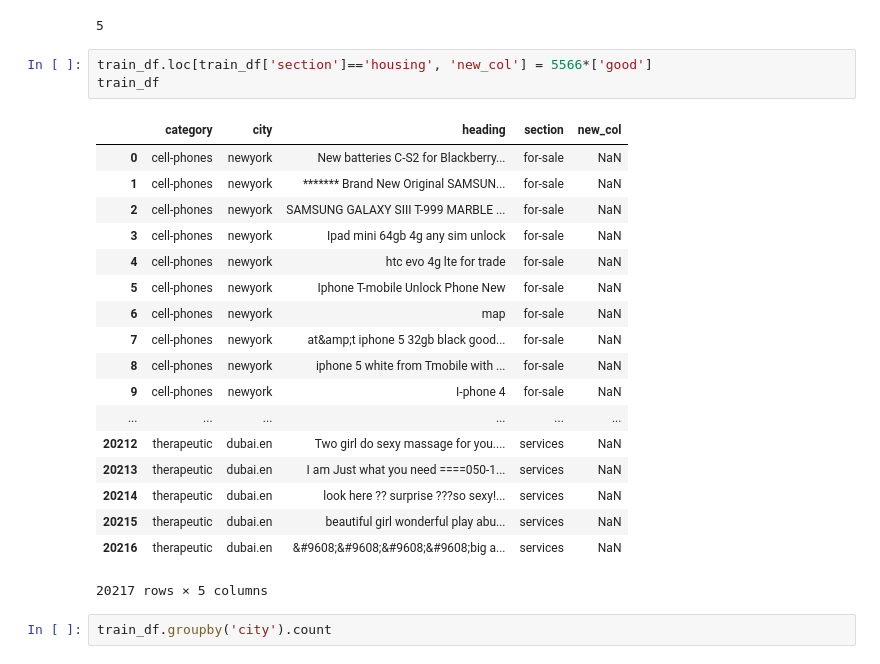
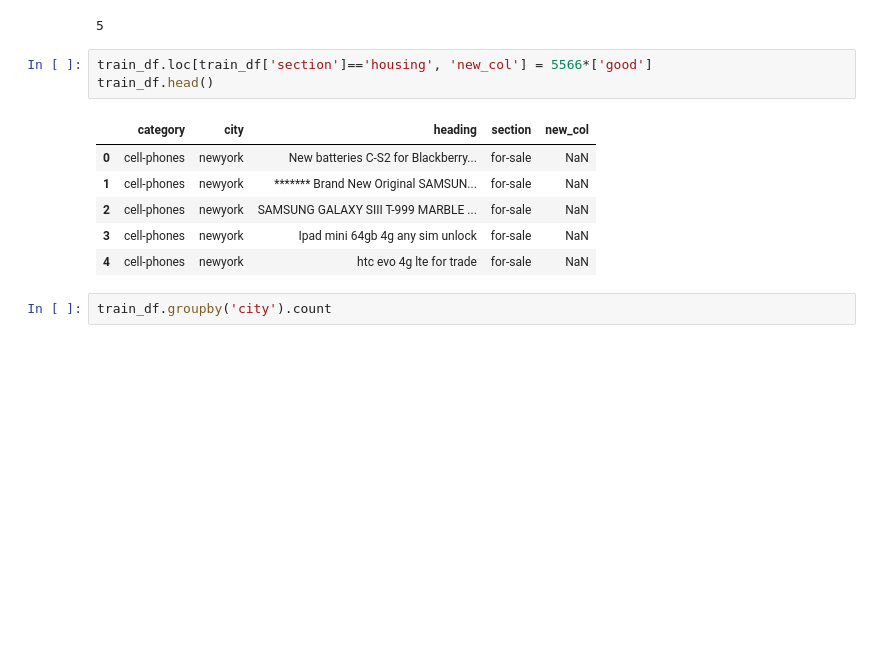
Before and after one commit to AndreaCaliandro/hackerrank, a Jupyter notebook: CraigslistPostClassifier/CraiglistPostClassifier.ipynb, the cells around one changed output. Drawn from its saved outputs; the diff is of its cells as text; blank space fills up the shorter version.

```diff
--- a/CraigslistPostClassifier/CraiglistPostClassifier.ipynb
+++ b/CraigslistPostClassifier/CraiglistPostClassifier.ipynb
@@ -33,26 +33,14 @@ len(df['l'])
 5
 # %%
 train_df.loc[train_df['section']=='housing', 'new_col'] = 5566*['good']
-train_df
+train_df.head()
 # %% [output]
 |  | category | city | heading | section | new_col |
 | 0 | cell-phones | newyork | New batteries C-S2 for Blackberry... | for-sale | NaN |
 | 1 | cell-phones | newyork | ******* Brand New Original SAMSUN... | for-sale | NaN |
 | 2 | cell-phones | newyork | SAMSUNG GALAXY SIII T-999 MARBLE ... | for-sale | NaN |
 | 3 | cell-phones | newyork | Ipad mini 64gb 4g any sim unlock | for-sale | NaN |
 | 4 | cell-phones | newyork | htc evo 4g lte for trade | for-sale | NaN |
-| 5 | cell-phones | newyork | Iphone T-mobile Unlock Phone New | for-sale | NaN |
-| 6 | cell-phones | newyork | map | for-sale | NaN |
-| 7 | cell-phones | newyork | at&amp;t iphone 5 32gb black good... | for-sale | NaN |
-| 8 | cell-phones | newyork | iphone 5 white from Tmobile with ... | for-sale | NaN |
-| 9 | cell-phones | newyork | I-phone 4 | for-sale | NaN |
-| ... | ... | ... | ... | ... | ... |
-| 20212 | therapeutic | dubai.en | Two girl do sexy massage for you.... | services | NaN |
-| 20213 | therapeutic | dubai.en | I am Just what you need ====050-1... | services | NaN |
-| 20214 | therapeutic | dubai.en | look here ?? surprise ???so sexy!... | services | NaN |
-| 20215 | therapeutic | dubai.en | beautiful girl wonderful play abu... | services | NaN |
-| 20216 | therapeutic | dubai.en | &#9608;&#9608;&#9608;&#9608;big a... | services | NaN |
-20217 rows × 5 columns
 # %%
 train_df.groupby('city').count
 # %% [output]
```
Also changed, not shown: parts of 1 cell of this notebook.
